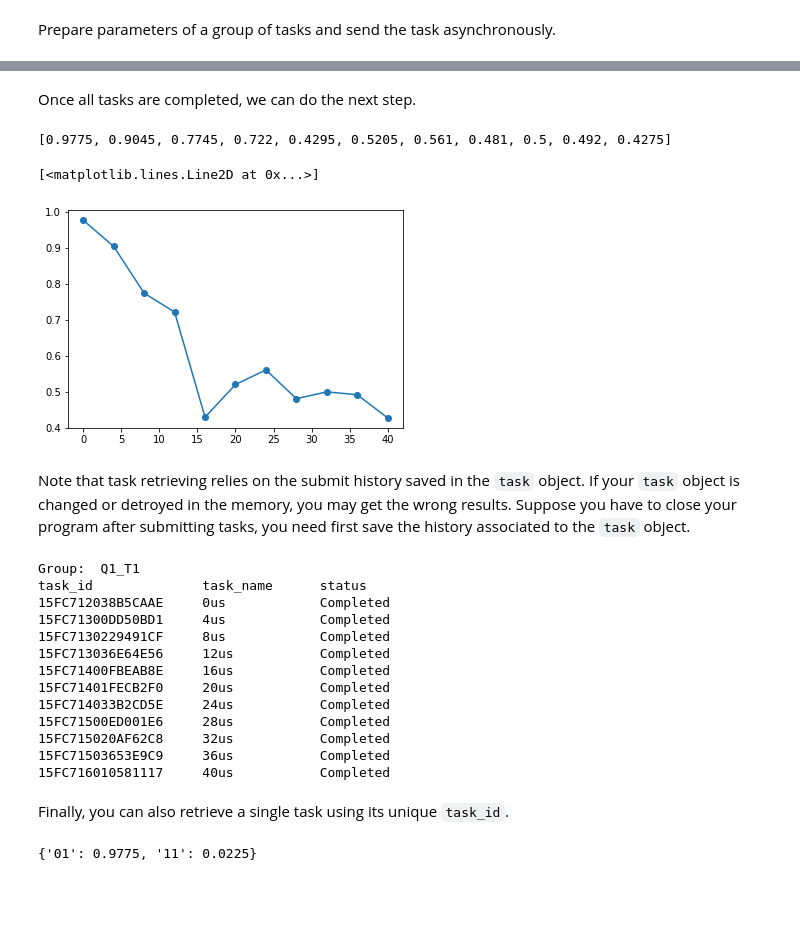
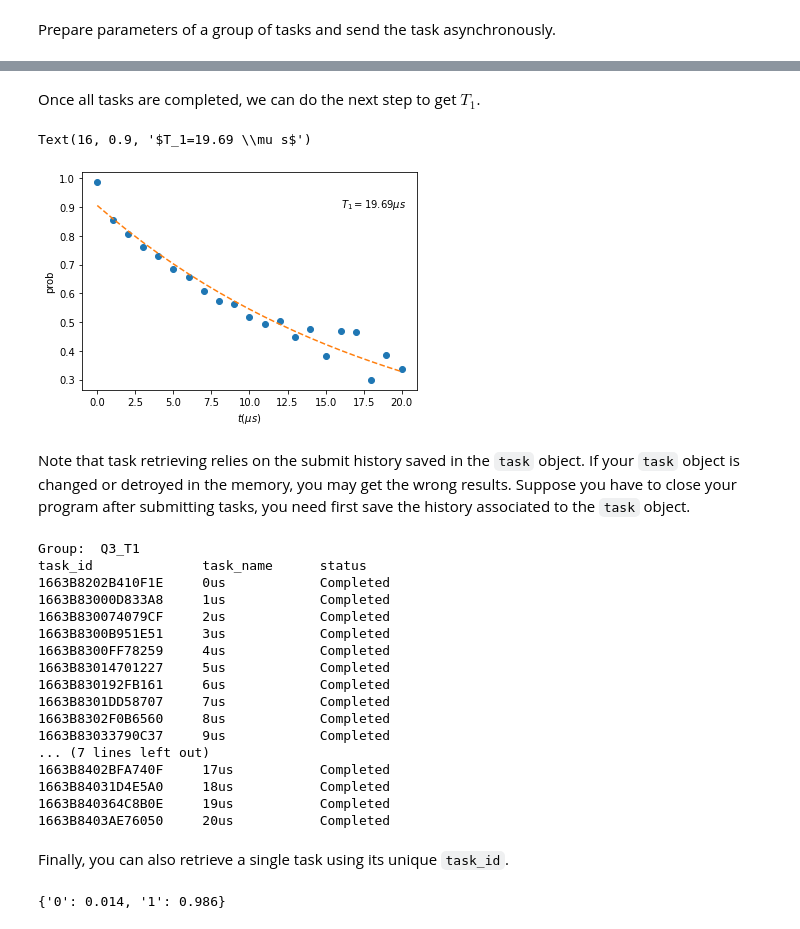
Before and after one commit to ScQ-Cloud/scq-cloud.github.io, a Jupyter notebook: index.ipynb, the cells around one changed output, grey strips where cells are left out. Cells and saved outputs as stored; diff of their text form; code cells hidden in the pictures; blank space fills up the shorter version.

```diff
--- a/index.ipynb
+++ b/index.ipynb
@@ -202,11 +202,12 @@ task.config(backend="ScQ-S10", shots=2000, compile=True, priority=2)
 # %% [markdown]
 Prepare parameters of a group of tasks and send the task asynchronously.
 # %%
-ts = range(0, 41, 4) #delay time list
-names = ["%dus" %t for t in ts] #name list
+ts = range(0, 21, 1)
+names = ["%dus" %t for t in ts]
 for name, t in zip(names, ts):
-    q = QuantumCircuit(2)
-    q.x(1)
-    q.delay(1, t, unit="us")
-    res = task.send(q, wait=False, name=name, group="Q1_T1")
+    q = QuantumCircuit(3)
+    q.x(2)
+    q.delay(2, t, unit="us")
+    q.measure([2])
+    res = task.send(q, wait=False, name=name, group="Q3_T1")
 # %% [markdown]
@@ -250,0 +238,3 @@ task_id              task_name      status
+# %%
+group_res = task.retrieve_group("Q3_T1")
+amps = [res.amplitudes["1"] for res in group_res]
@@ -251,13 +259,20 @@ task_id              task_name      status
 # %% [markdown]
-Once all tasks are completed, we can do the next step.
+Once all tasks are completed, we can do the next step to get $T_1$.
-# %%
-print(amps)
-import matplotlib.pyplot as plt
-plt.plot(ts, amps, "-o")
-# %% [output]
-[0.9775, 0.9045, 0.7745, 0.722, 0.4295, 0.5205, 0.561, 0.481, 0.5, 0.492, 0.4275]
-[<matplotlib.lines.Line2D at 0x...>]
-[figure, removed]
+# %%
+import matplotlib.pyplot as plt
+from scipy.optimize import curve_fit
+def func(x, a, b):
+    return a*np.exp(-b*x)
+
+paras, pconv = curve_fit(func, ts, amps)
+plt.plot(ts, amps, "o")
+plt.plot(ts, func(ts, *paras), "--")
+plt.xlabel("$t (\mu s)$")
+plt.ylabel("prob")
+plt.text(16, 0.9, r"$T_1=%.2f \mu s$" %(1/paras[1]))
+# %% [output]
+Text(16, 0.9, '$T_1=19.69 \\mu s$')
+[figure, added]
 # %% [markdown]
 Note that task retrieving relies on the submit history saved in the `task` object. If your `task` object is changed or detroyed in the memory, you may get the wrong results. Suppose you have to close your program after submitting tasks, you need first save the history associated to the `task` object.
 # %%
@@ -269,25 +284,29 @@ old_history = task.get_history() #get the history of task
 #do load...
 newtask = Task()
 newtask.load_account()
-group_res = newtask.retrieve_group("Q1_T1", history=old_history)
+group_res = newtask.retrieve_group("Q3_T1", history=old_history)
 # %% [output]
-Group:  Q1_T1
+Group:  Q3_T1
 task_id              task_name      status
-15FC712038B5CAAE     0us            Completed
-15FC71300DD50BD1     4us            Completed
-15FC7130229491CF     8us            Completed
-15FC713036E64E56     12us           Completed
-15FC71400FBEAB8E     16us           Completed
-15FC71401FECB2F0     20us           Completed
-15FC714033B2CD5E     24us           Completed
-15FC71500ED001E6     28us           Completed
-15FC715020AF62C8     32us           Completed
-15FC71503653E9C9     36us           Completed
-15FC716010581117     40us           Completed
+1663B8202B410F1E     0us            Completed
+1663B83000D833A8     1us            Completed
+1663B830074079CF     2us            Completed
+1663B8300B951E51     3us            Completed
+1663B8300FF78259     4us            Completed
+1663B83014701227     5us            Completed
+1663B830192FB161     6us            Completed
+1663B8301DD58707     7us            Completed
+1663B8302F0B6560     8us            Completed
+1663B83033790C37     9us            Completed
+... (7 lines left out)
+1663B8402BFA740F     17us           Completed
+1663B84031D4E5A0     18us           Completed
+1663B840364C8B0E     19us           Completed
+1663B8403AE76050     20us           Completed
 # %% [markdown]
 Finally, you can also retrieve a single task using its unique `task_id`.
 # %%
-res_0us = newtask.retrieve(old_history["Q1_T1"][0])
+res_0us = newtask.retrieve(old_history["Q3_T1"][0])
 print(res_0us.amplitudes)
 # %% [output]
-{'01': 0.9775, '11': 0.0225}
+{'0': 0.014, '1': 0.986}
```
Also changed, not shown: parts of 6 cells of this notebook, 5 other files.
